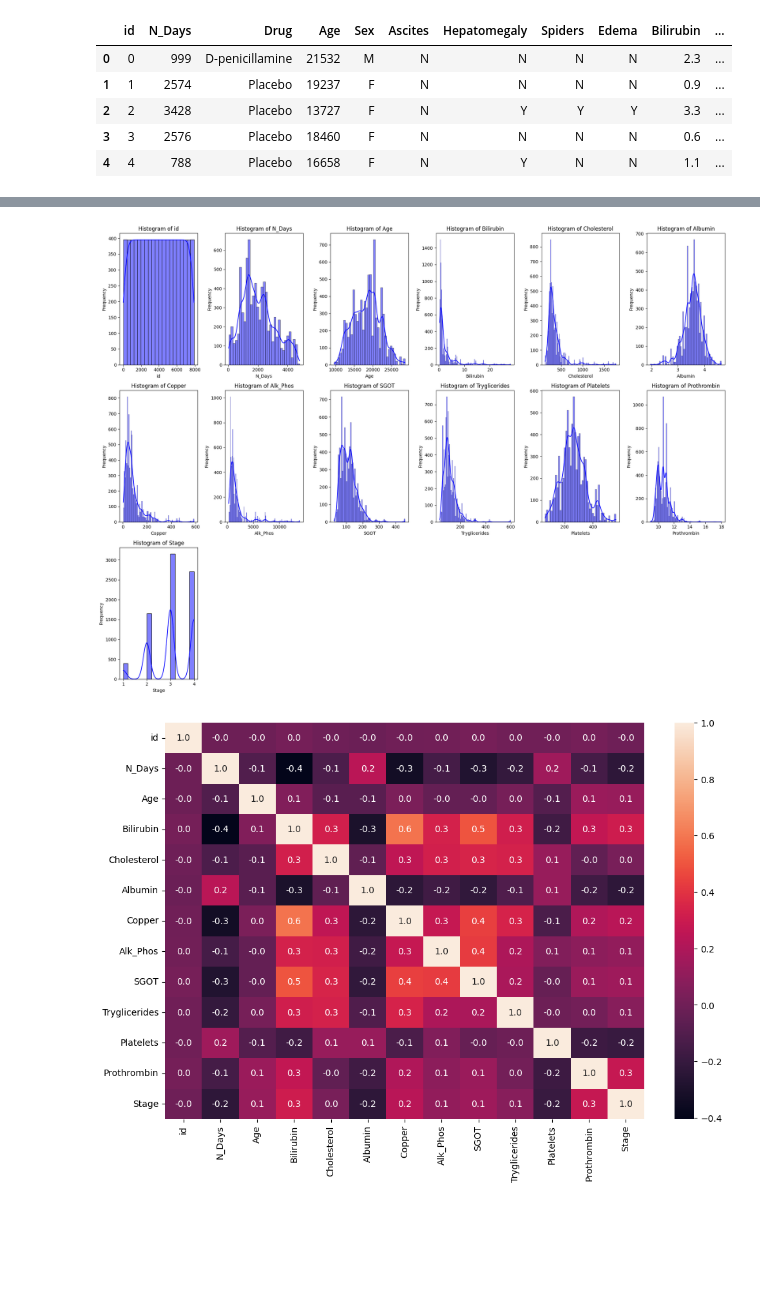
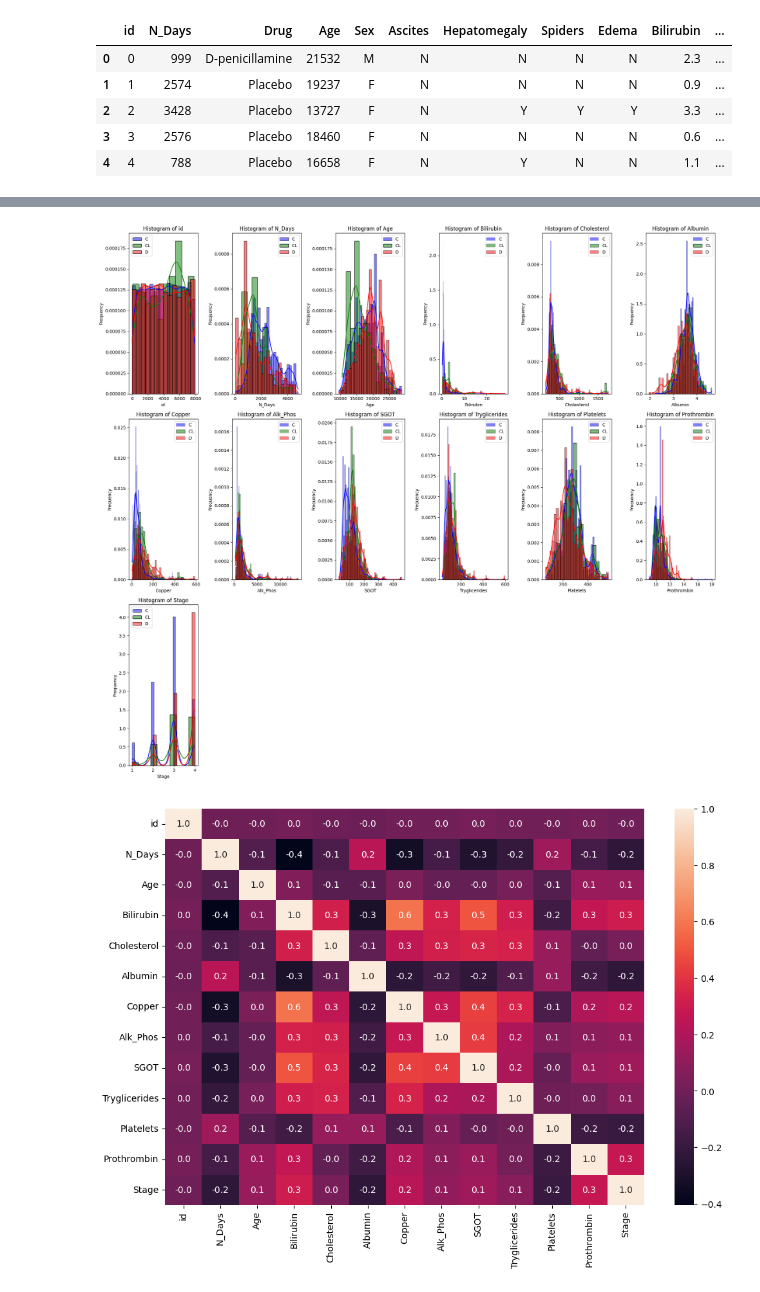
Before and after one commit to t-movaghar/Data-Problems, a Jupyter notebook: Multi-Class Cirrhosis Outcomes.ipynb, the cells around one changed output, grey strips where cells are left out. Cells and saved outputs as stored; diff of their text form; code cells hidden in the pictures; blank space fills up the shorter version.

```diff
--- a/Multi-Class Cirrhosis Outcomes.ipynb
+++ b/Multi-Class Cirrhosis Outcomes.ipynb
@@ -31,25 +53,41 @@ df.describe()
 # %%
-numerical_columns = df.select_dtypes(include=['int64', 'float64'])
+numerical_columns = ['id',
+ 'N_Days',
+ 'Age',
+ 'Bilirubin',
+ 'Cholesterol',
+ 'Albumin',
+ 'Copper',
+ 'Alk_Phos',
+ 'SGOT',
+ 'Tryglicerides',
+ 'Platelets',
+ 'Prothrombin',
+ 'Stage']
 
-num_cols = len(numerical_columns.columns)
+num_cols = len(df[numerical_columns].columns)
 num_rows = num_cols // 6 + (num_cols % 6 > 0) #calculating the needed amount of columns
 
-fig, axes = plt.subplots(num_rows, 6, figsize=(20, 5 * num_rows))
+fig, axes = plt.subplots(num_rows, 6, figsize=(20, 6* num_rows))
 axes = axes.flatten()
 
-for i, column in enumerate(numerical_columns.columns):
-    sns.histplot(df[column], kde=True, color='blue', ax=axes[i])
+palette = {'C': 'blue', 'CL': 'green', 'D': 'red'}
+
+for i, column in enumerate(df[numerical_columns].columns):
+    for target_class in ['C', 'CL', 'D']:
+        sns.histplot(df[df['Status'] == target_class][column], kde=True, color=palette[target_class], ax=axes[i], label=target_class, stat='density')
     axes[i].set_title(f'Histogram of {column}')
     axes[i].set_xlabel(column)
     axes[i].set_ylabel('Frequency')
+    axes[i].legend()
 
 for j in range(num_cols, num_rows * 6): #hiding any unused subplots
     fig.delaxes(axes[j])
 
 plt.tight_layout()
 plt.show()
 # %% [output]
-[figure, old version]
+[figure, new version]
 # %%
 plt.figure(figsize=(12, 8))
 sns.heatmap(df.select_dtypes(exclude='object').corr(method='spearman'), annot=True, fmt=".1f", )
```
Also changed, not shown: parts of 20 cells of this notebook.
